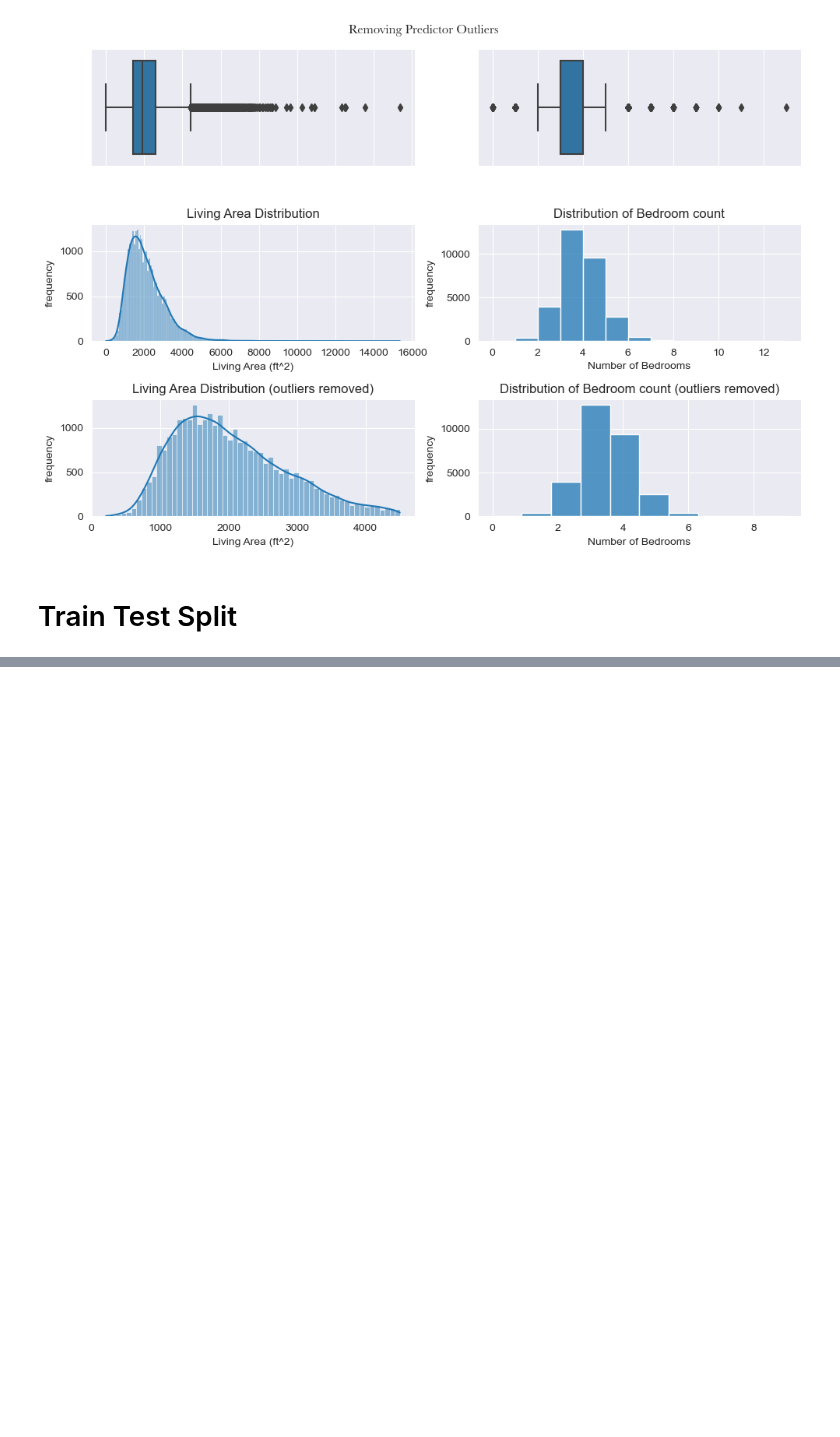
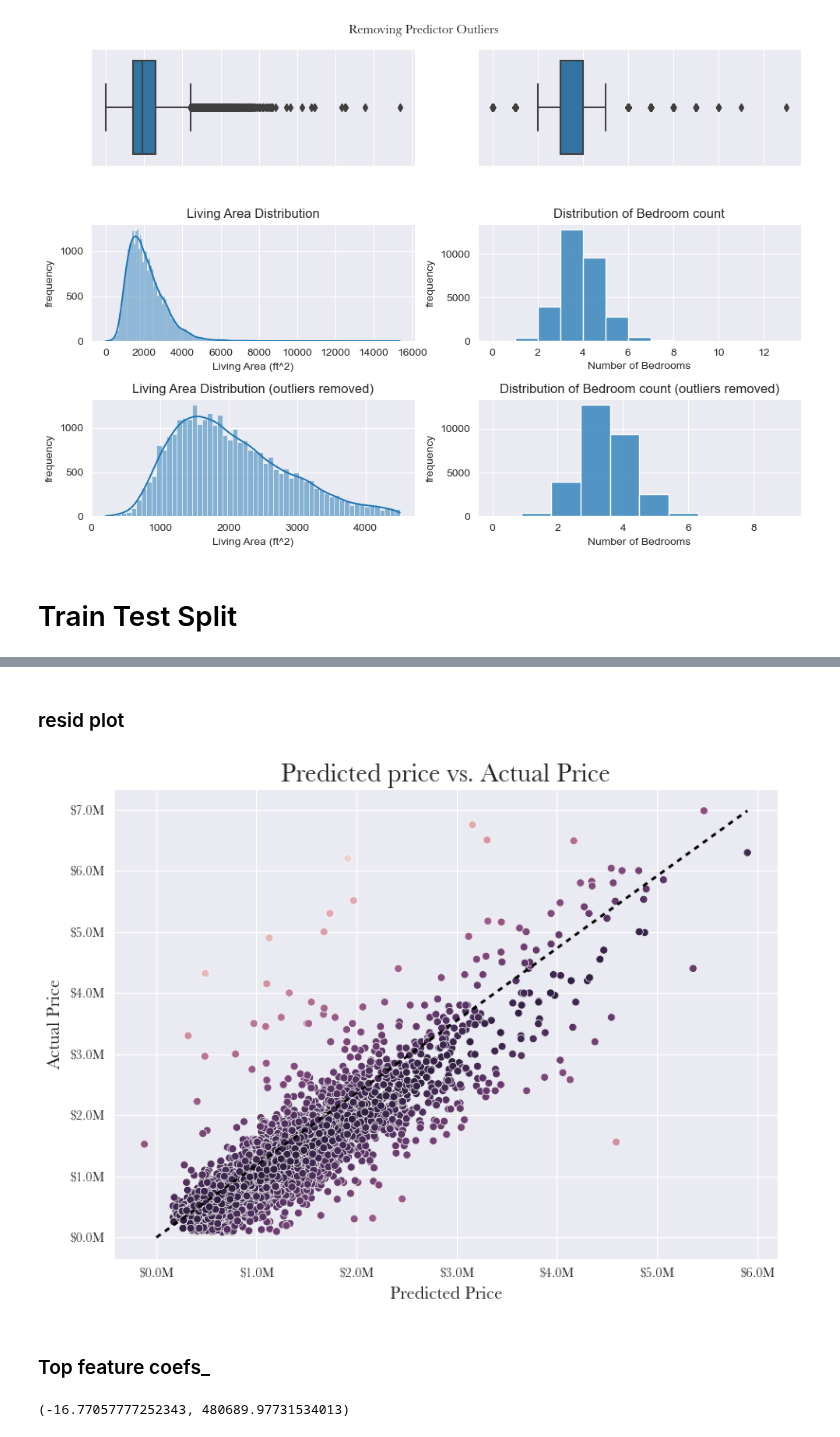
Before and after one commit to alexanderdaffara/HousingSalesRegression, a Jupyter notebook: Alex_Final_Notebook.ipynb, the cells around one changed output, grey strips where cells are left out. Cells and saved outputs as stored; diff of their text form; code cells hidden in the pictures; blank space fills up the shorter version.

Commit message:
now we have coefs_

```diff
--- a/Alex_Final_Notebook.ipynb
+++ b/Alex_Final_Notebook.ipynb
@@ -188,0 +503,41 @@ X_train, X_test, y_train, y_test = train_test_split(df.drop(columns='price'), df
+# %% [markdown]
+### resid plot
+# %%
+y_hat = lr.predict(X_test)
+
+y_df = pd.DataFrame({'hat':y_hat.flatten()}, index=range(y_hat.shape[0]))
+y_df['actual'] = y_test['price'].to_list()
+y_df['resid'] = y_df['hat'] - y_df['actual']
+
+fig, ax = plt.subplots(figsize=(8,6))
+# sns.jointplot(x= 'actual',y= 'resid', data=y_df).set()
+sns.scatterplot(x='hat',y='actual', data=y_df, hue=-np.abs(y_df['resid']))
+ax.legend([],[], frameon=False)
+plt.xlabel('Predicted Price', fontdict={'fontfamily':'Baskerville',
+                                        'fontsize':14,
+                                        'fontweight':'bold'})
+plt.ylabel('Actual Price', fontdict={'fontfamily':'Baskerville',
+                                     'fontsize':14,
+                                     'fontweight':'bold'})
+plt.title('Predicted price vs. Actual Price', fontdict={'fontfamily':'Baskerville',
+                                                        'fontsize':20,
+                                                        'fontweight':'bold'})
+plt.xticks(fontfamily='Baskerville')
+plt.yticks(fontfamily='Baskerville')
+formatter = ticker.FuncFormatter(lambda x, pos: '$%1.1fM' % (x * 1e-6))
+ax.yaxis.set_major_formatter(formatter)
+ax.xaxis.set_major_formatter(formatter)
+plt.plot([0, y_df['hat'].max()], [0, y_df['actual'].max()], linewidth=2, color='black', dashes=[2,2])
+plt.tight_layout()
+
+# plt.savefig('imgs/final_resid.png')
+plt.show()
+# %% [output]
+[figure, added]
+# %% [markdown]
+### Top feature coefs_
+# %%
+feet_df = coefs.loc[['sqft_living' in f for f in coefs['feature']]]
+feet_df['price_increment'].sum(), feet_df['b_se'].sum()
+# %% [output]
+(-16.77057777252343, 480689.97731534013)
```
Also changed, not shown: parts of 23 cells of this notebook, 1 other file.
